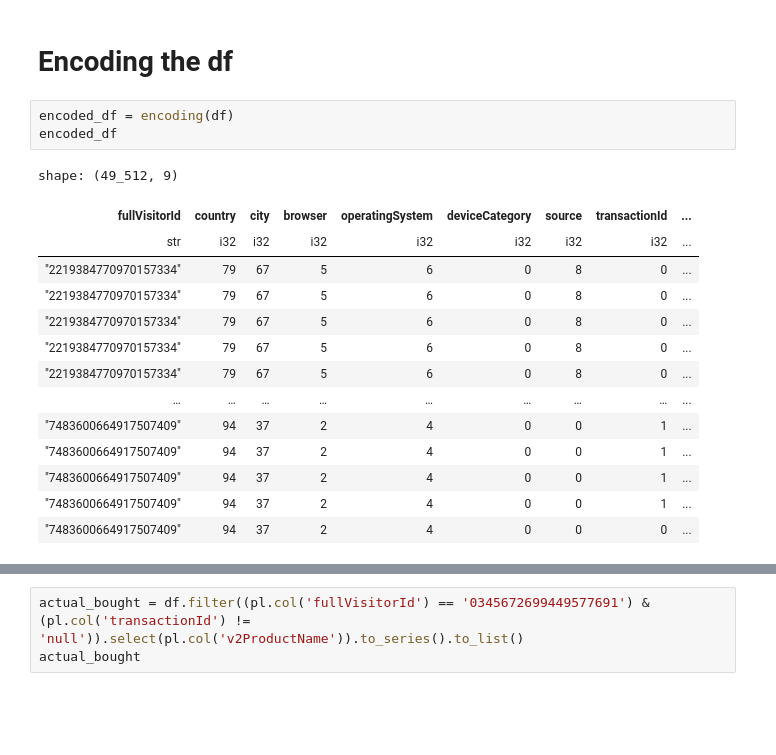
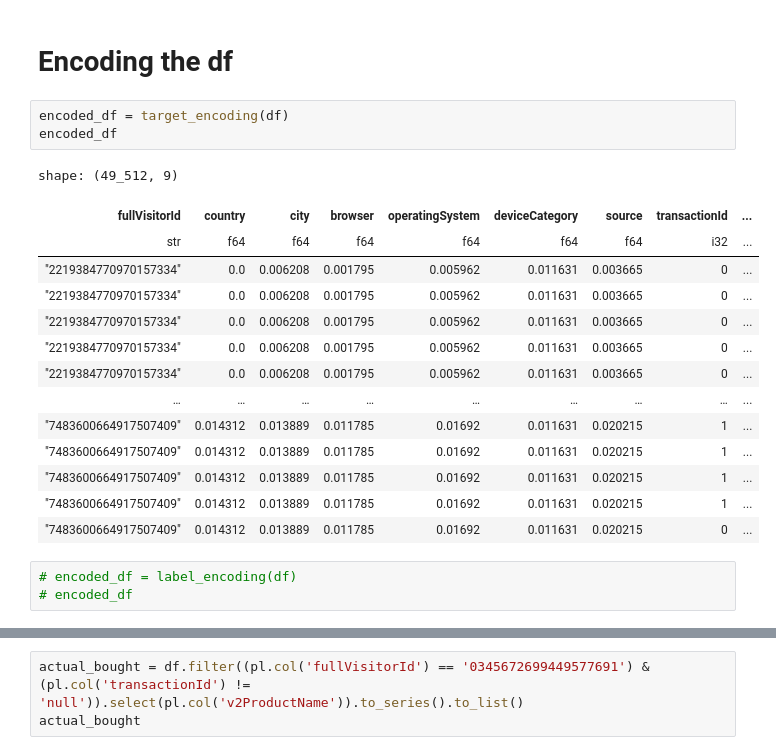
Before and after one commit to Andrew-Bordei/Data-Science, a Jupyter notebook: recommendation_system/notebooks/preprocessing.ipynb, the cells around one changed output, grey strips where cells are left out. Saved outputs shown, nothing was run; the diff lists cells and outputs as text; blank space fills up the shorter version.

Commit message:
Target encoding

```diff
--- a/recommendation_system/notebooks/preprocessing.ipynb
+++ b/recommendation_system/notebooks/preprocessing.ipynb
@@ -157,23 +201,26 @@ shape: (49_512, 13)
 # %% [markdown]
 # Encoding the df
 # %%
-encoded_df = encoding(df)
+encoded_df = target_encoding(df)
 encoded_df
 # %% [output]
 shape: (49_512, 9)
 | fullVisitorId | country | city | browser | operatingSystem | deviceCategory | source | transactionId | ... |
-| str | i32 | i32 | i32 | i32 | i32 | i32 | i32 | ... |
-| "2219384770970157334" | 79 | 67 | 5 | 6 | 0 | 8 | 0 | ... |
-| "2219384770970157334" | 79 | 67 | 5 | 6 | 0 | 8 | 0 | ... |
-| "2219384770970157334" | 79 | 67 | 5 | 6 | 0 | 8 | 0 | ... |
-| "2219384770970157334" | 79 | 67 | 5 | 6 | 0 | 8 | 0 | ... |
-| "2219384770970157334" | 79 | 67 | 5 | 6 | 0 | 8 | 0 | ... |
+| str | f64 | f64 | f64 | f64 | f64 | f64 | i32 | ... |
+| "2219384770970157334" | 0.0 | 0.006208 | 0.001795 | 0.005962 | 0.011631 | 0.003665 | 0 | ... |
+| "2219384770970157334" | 0.0 | 0.006208 | 0.001795 | 0.005962 | 0.011631 | 0.003665 | 0 | ... |
+| "2219384770970157334" | 0.0 | 0.006208 | 0.001795 | 0.005962 | 0.011631 | 0.003665 | 0 | ... |
+| "2219384770970157334" | 0.0 | 0.006208 | 0.001795 | 0.005962 | 0.011631 | 0.003665 | 0 | ... |
+| "2219384770970157334" | 0.0 | 0.006208 | 0.001795 | 0.005962 | 0.011631 | 0.003665 | 0 | ... |
 | … | … | … | … | … | … | … | … | ... |
-| "7483600664917507409" | 94 | 37 | 2 | 4 | 0 | 0 | 1 | ... |
-| "7483600664917507409" | 94 | 37 | 2 | 4 | 0 | 0 | 1 | ... |
-| "7483600664917507409" | 94 | 37 | 2 | 4 | 0 | 0 | 1 | ... |
-| "7483600664917507409" | 94 | 37 | 2 | 4 | 0 | 0 | 1 | ... |
-| "7483600664917507409" | 94 | 37 | 2 | 4 | 0 | 0 | 0 | ... |
+| "7483600664917507409" | 0.014312 | 0.013889 | 0.011785 | 0.01692 | 0.011631 | 0.020215 | 1 | ... |
+| "7483600664917507409" | 0.014312 | 0.013889 | 0.011785 | 0.01692 | 0.011631 | 0.020215 | 1 | ... |
+| "7483600664917507409" | 0.014312 | 0.013889 | 0.011785 | 0.01692 | 0.011631 | 0.020215 | 1 | ... |
+| "7483600664917507409" | 0.014312 | 0.013889 | 0.011785 | 0.01692 | 0.011631 | 0.020215 | 1 | ... |
+| "7483600664917507409" | 0.014312 | 0.013889 | 0.011785 | 0.01692 | 0.011631 | 0.020215 | 0 | ... |
+# %%
+# encoded_df = label_encoding(df)
+# encoded_df
 # %%
 user_profiles = encoded_df.group_by(pl.col('fullVisitorId')).agg(
     pl.col('country'), pl.col('city'),
```
Also changed, not shown: parts of 25 cells of this notebook, 1 other file.
